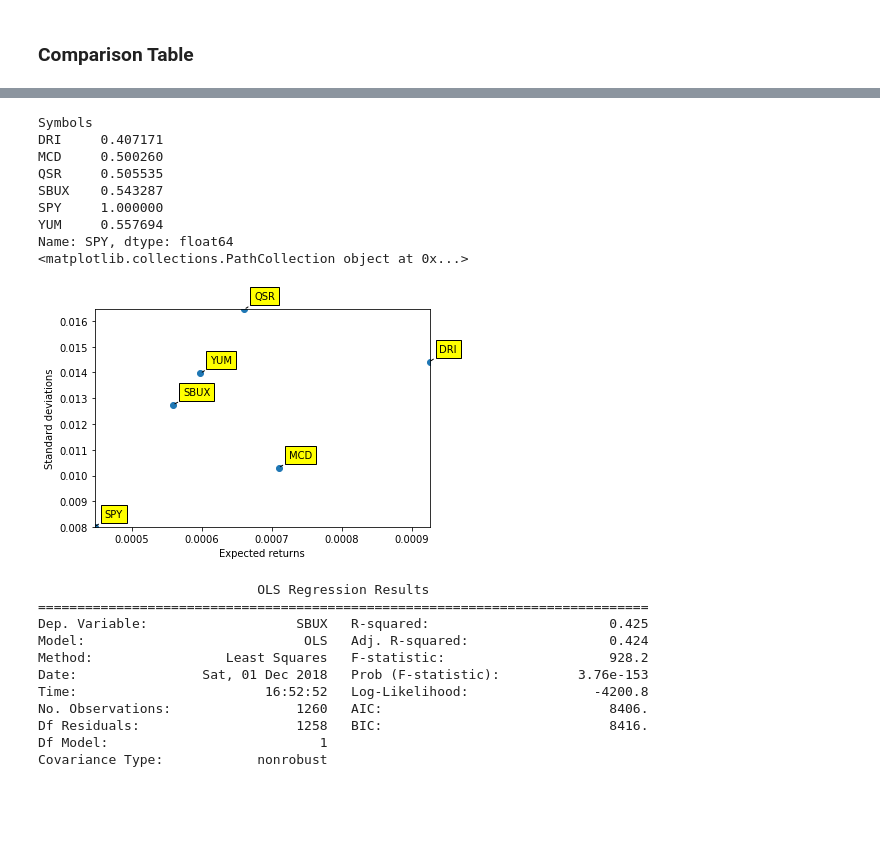
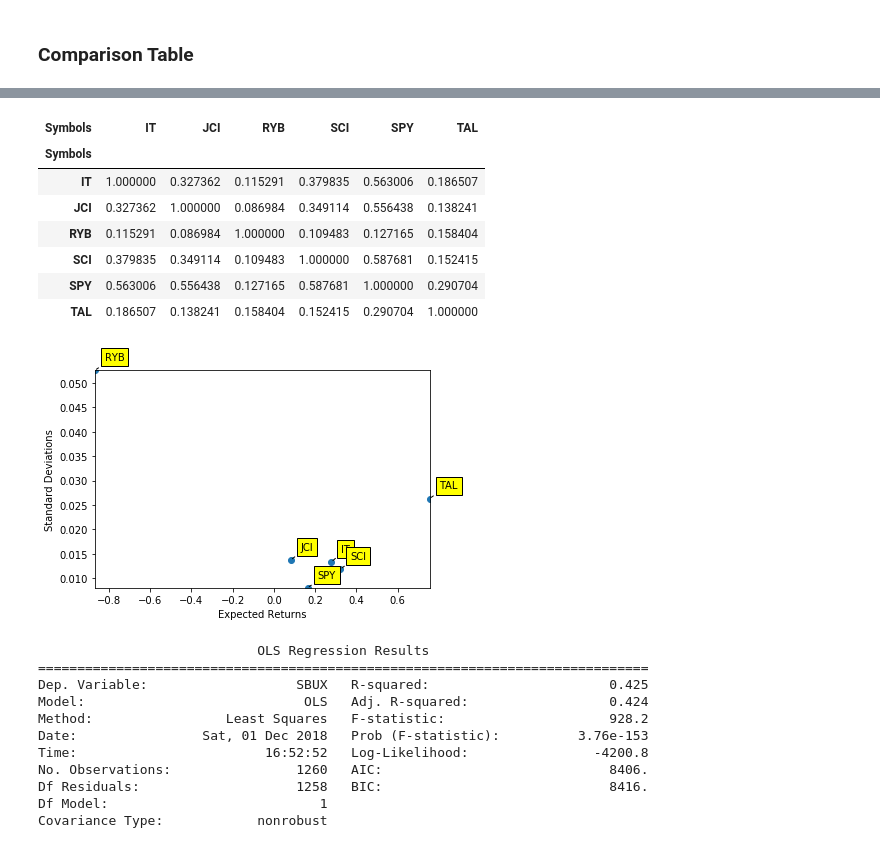
Before and after one commit to suyuchenxm/toolsproject, a Jupyter notebook: Jordan.ipynb, the cells around one changed output, grey strips where cells are left out. Drawn from its saved outputs; the diff is of its cells as text; code cells hidden in the pictures; blank space fills up the shorter version.

```diff
--- a/Jordan.ipynb
+++ b/Jordan.ipynb
@@ -194,40 +189,45 @@ def get_prices(ticker):
 
     prices = web.DataReader(np.hstack(('SPY',)+stocks),'yahoo',five_years_ago,today)['Adj Close']
     return prices
+# %%
+def correlation(ticker):
+    returns = get_prices(ticker).pct_change()
+    return returns.corr() # correlation between each stock and S&P 500
+correlation(stock)
+# %% [output]
+| Symbols | IT | JCI | RYB | SCI | SPY | TAL |
+| Symbols |  |  |  |  |  |  |
+| IT | 1.000000 | 0.327362 | 0.115291 | 0.379835 | 0.563006 | 0.186507 |
+| JCI | 0.327362 | 1.000000 | 0.086984 | 0.349114 | 0.556438 | 0.138241 |
+| RYB | 0.115291 | 0.086984 | 1.000000 | 0.109483 | 0.127165 | 0.158404 |
+| SCI | 0.379835 | 0.349114 | 0.109483 | 1.000000 | 0.587681 | 0.152415 |
+| SPY | 0.563006 | 0.556438 | 0.127165 | 0.587681 | 1.000000 | 0.290704 |
+| TAL | 0.186507 | 0.138241 | 0.158404 | 0.152415 | 0.290704 | 1.000000 |
 # %%
+def expected_returns(ticker):
+    import matplotlib.pyplot as plt
+    %matplotlib inline
+    import pylab as plot
 
-import matplotlib.pyplot as plt
-%matplotlib inline
-import pylab as plot
+    returns = get_prices(stock).pct_change()
 
-returns = get_prices(stock).pct_change()
-print(returns.corr()['SPY']) # correlation between each stock and S&P 500
-
-plt.xlabel('Expected returns')
-plt.ylabel('Standard deviations')
-for label,x,y in zip(returns.columns,returns.mean(),returns.std()):
-    plt.annotate(
-        label,
-        xy = (x,y),
-        xytext = (10,10),
-        textcoords = 'offset points',
-        bbox = dict(fc = 'yellow'),
-        arrowprops = dict(arrowstyle = '-')
-    )
-plot.ylim([min(returns.std()),max(returns.std())])
-plot.xlim([min(returns.mean()),max(returns.mean())])
-print(plt.scatter(returns.mean(), returns.std()))
+    plt.xlabel('Expected Returns')
+    plt.ylabel('Standard Deviations')
+    for label,x,y in zip(returns.columns,returns.mean()*365,returns.std()):
+        plt.annotate(
+            label,
+            xy = (x,y),
+            xytext = (10,10),
+            textcoords = 'offset points',
+            bbox = dict(fc = 'yellow'),
+            arrowprops = dict(arrowstyle = '-')
+        )
+    plot.ylim([min(returns.std()),max(returns.std())])
+    plot.xlim([min(returns.mean()*365),max(returns.mean()*365)])
+    plt.scatter(returns.mean()*365, returns.std())
+expected_returns(stock)
 # %% [output]
-Symbols
-DRI     0.407171
-MCD     0.500260
-QSR     0.505535
-SBUX    0.543287
-SPY     1.000000
-YUM     0.557694
-Name: SPY, dtype: float64
-<matplotlib.collections.PathCollection object at 0x...>
-[figure, old version]
+[figure, new version]
 # %%
 def plot_prices(ticker):
     import statsmodels.api as sm
```
Also changed, not shown: parts of 7 cells of this notebook.
